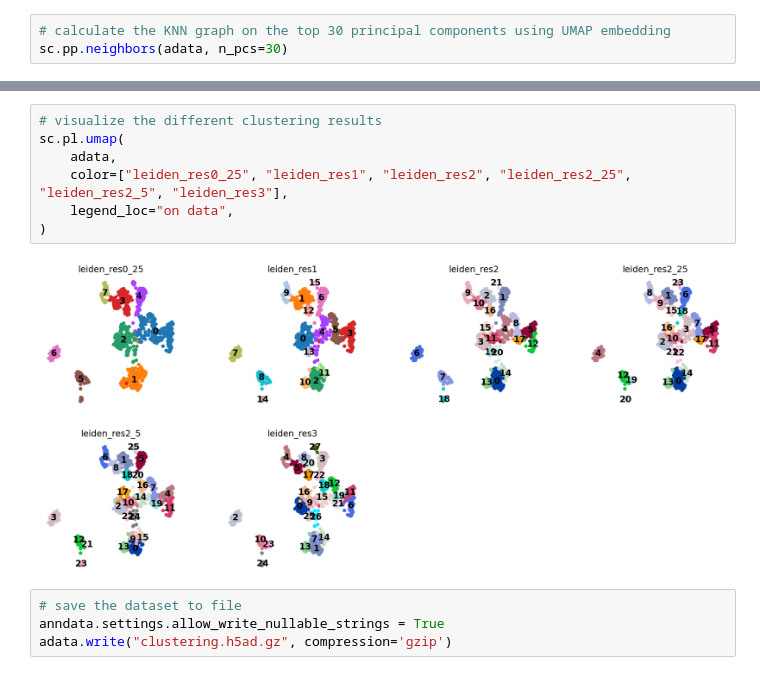
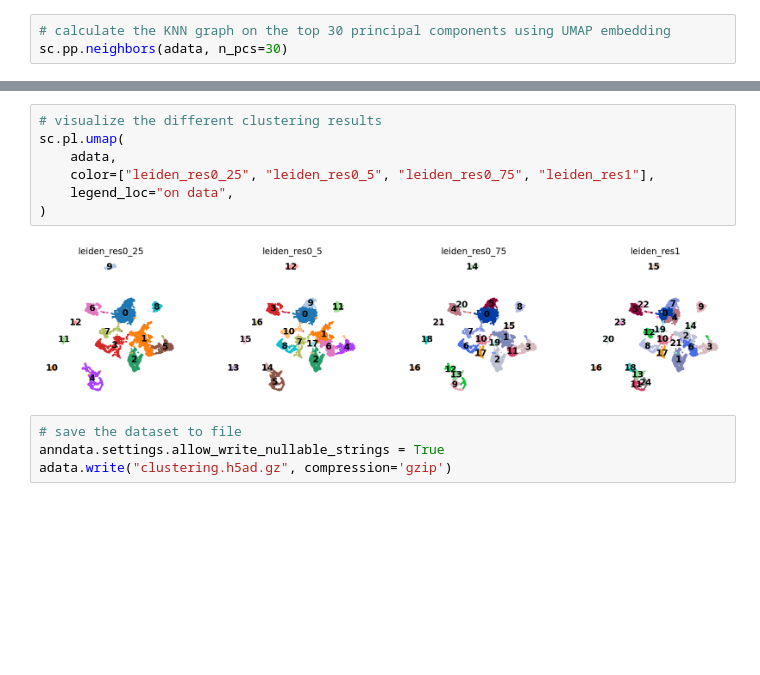
Before and after one commit to PhilipPeffer/scRNA-seq-analysis, a Jupyter notebook: cellular_structure/clustering/clustering.ipynb, the cells around one changed output, grey strips where cells are left out. Cells and saved outputs as stored; diff of their text form; blank space fills up the shorter version.

```diff
--- a/cellular_structure/clustering/clustering.ipynb
+++ b/cellular_structure/clustering/clustering.ipynb
@@ -37,12 +35,12 @@ sc.tl.leiden(adata, key_added="leiden_res3", resolution=3.0)
 # %%
 # visualize the different clustering results
 sc.pl.umap(
     adata,
-    color=["leiden_res0_25", "leiden_res1", "leiden_res2", "leiden_res2_25", "leiden_res2_5", "leiden_res3"],
+    color=["leiden_res0_25", "leiden_res0_5", "leiden_res0_75", "leiden_res1"],
     legend_loc="on data",
 )
 # %% [output]
-[figure, old version]
+[figure, new version]
 # %%
 # save the dataset to file
 anndata.settings.allow_write_nullable_strings = True
```
Also changed, not shown: parts of 2 cells of this notebook, 9 other files.
